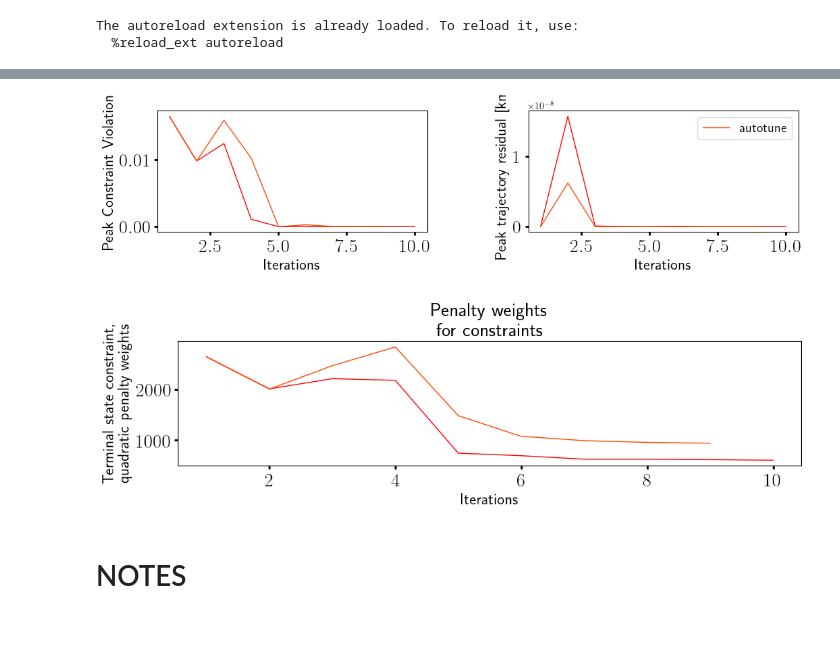
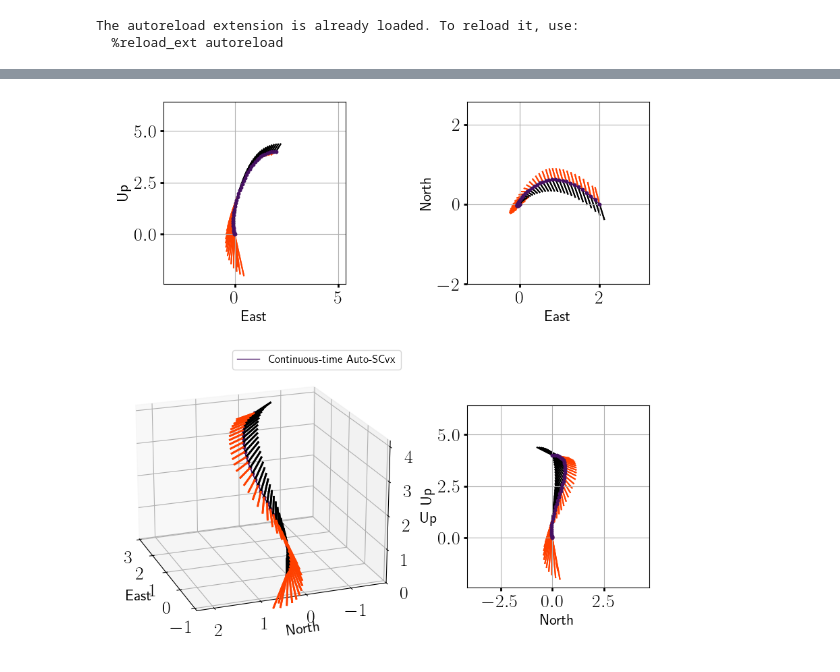
Before and after one commit to mceowen/trajopt, a Jupyter notebook: src/trajopt/examples/lander_6dof/main_mvmc.ipynb, the cells around one changed output, grey strips where cells are left out. Saved outputs shown, nothing was run; the diff lists cells and outputs as text; code cells hidden in the pictures; blank space fills up the shorter version.

```diff
--- a/src/trajopt/examples/lander_6dof/main_mvmc.ipynb
+++ b/src/trajopt/examples/lander_6dof/main_mvmc.ipynb
@@ -54,16 +82,3 @@ mc analysis
 
 # # Can run without filename if you don't want to save LaTeX tables
 # analysis = stats.analyze_quality_metrics(scenario_data)
-# %%
-example_name = "lander_6dof"
-method_name = "standard"
-nominal_config  = cfg.load_configs(example_name)
-
-# create problem instance
-problem = prob.Problem(nominal_config)
-
-# run SCP
-problem = scp.run_scp(problem)
-
-# store scenario data struct for plotting
-scenario_data = standalone.run_standalone_analysis(problem, method_name)
@@ -344,8 +129,0 @@ makePlotWghts3(PLTS1,ins=plotparams);
-# %%
-makePlotConvs(PLTS1,ins=plotparams);
-# %% [output]
-[figure, removed]
-# %%
-makePlotConvs2(PLTS1,ins=plotparams);
-# %% [output]
-[figure, removed]
@@ -354,2 +129,0 @@ makePlotConvs3(PLTS1,ins=plotparams);
-# %% [markdown]
-# NOTES
@@ -389,0 +130,19 @@ makePlotStates(PLTS1,ins={**plotparams,**params});
+# %%
+ALL_PLOTS = True
+if ALL_PLOTS:
+
+    newparams = {'usequiver':True,'sideviews':True,'skip':1}
+    makePlotTrajs(PLTS1,ins={**plotparams,**newparams});
+
+    # makePlotStates(PLTS1,ins=plotparams);
+
+    ### looks in 'weights' plots over time
+    # newparams = {'weights_info':['W_dyn','dual_dyn']}
+    # # newparams = {'weights_info':[('W_dyn',(0)),('dual_dyn',(0,1))]}
+    # makePlotWghtsFlex(PLTS1,ins={**plotparams,**newparams});
+
+    ### looks in 'conv_data' plots over iterations
+    # newparams = {'converge_info':['chk_feas_term','chk_feas_dyn']}
+    # makePlotConvsFlex(PLTS1,ins={**plotparams,**newparams});
+# %% [output]
+[figure, added]
```
Also changed, not shown: parts of 17 cells of this notebook, 22 other files.
